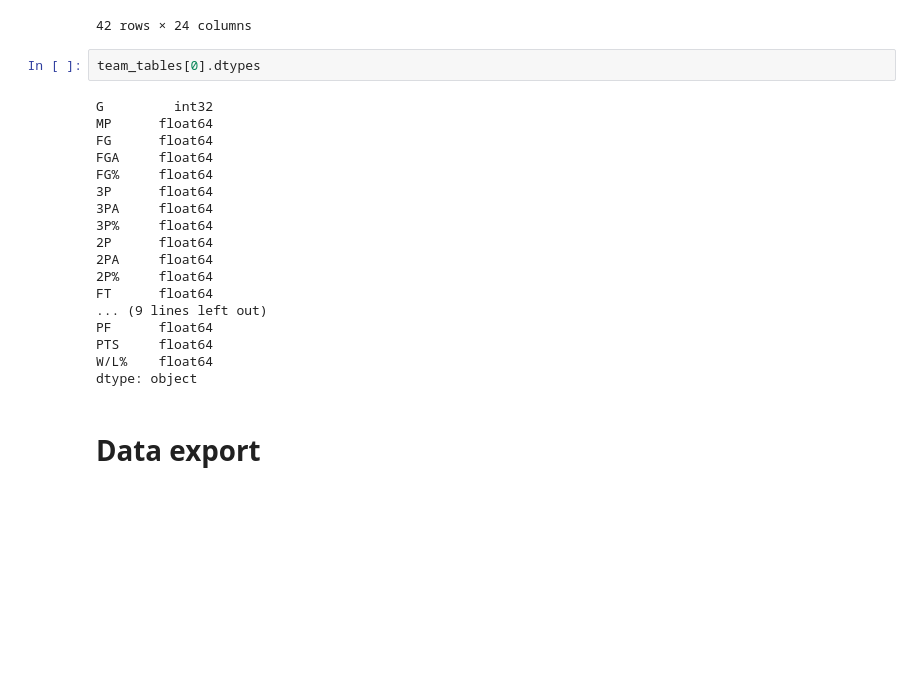
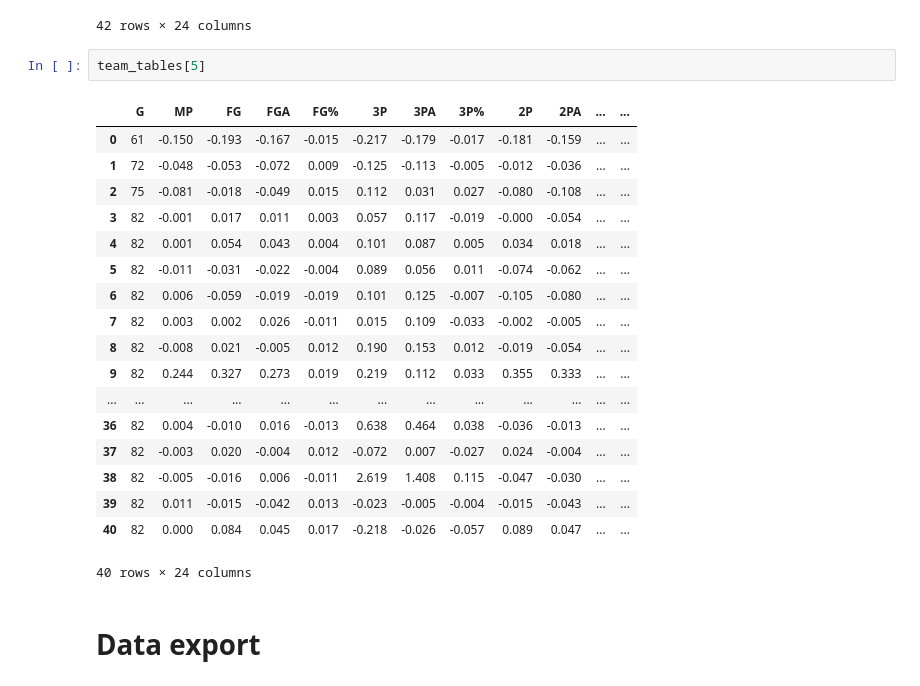
Before and after one commit to almulldreyer/machine-learning-project-4, a Jupyter notebook: main/Data_scrape.ipynb, the cells around one changed output. Drawn from its saved outputs; the diff is of its cells as text; blank space fills up the shorter version.

```diff
--- a/main/Data_scrape.ipynb
+++ b/main/Data_scrape.ipynb
@@ -158,25 +155,26 @@ team_tables[0]
 | 43 | 82 | 0.008 | 0.009 | -0.023 | 0.015 | -0.231 | 0.093 | -0.051 | 0.010 | -0.024 | ... | ... |
 42 rows × 24 columns
 # %%
-team_tables[0].dtypes
+team_tables[5]
 # %% [output]
+|  | G | MP | FG | FGA | FG% | 3P | 3PA | 3P% | 2P | 2PA | ... | ... |
+| 0 | 61 | -0.150 | -0.193 | -0.167 | -0.015 | -0.217 | -0.179 | -0.017 | -0.181 | -0.159 | ... | ... |
+| 1 | 72 | -0.048 | -0.053 | -0.072 | 0.009 | -0.125 | -0.113 | -0.005 | -0.012 | -0.036 | ... | ... |
+| 2 | 75 | -0.081 | -0.018 | -0.049 | 0.015 | 0.112 | 0.031 | 0.027 | -0.080 | -0.108 | ... | ... |
+| 3 | 82 | -0.001 | 0.017 | 0.011 | 0.003 | 0.057 | 0.117 | -0.019 | -0.000 | -0.054 | ... | ... |
+| 4 | 82 | 0.001 | 0.054 | 0.043 | 0.004 | 0.101 | 0.087 | 0.005 | 0.034 | 0.018 | ... | ... |
+| 5 | 82 | -0.011 | -0.031 | -0.022 | -0.004 | 0.089 | 0.056 | 0.011 | -0.074 | -0.062 | ... | ... |
+| 6 | 82 | 0.006 | -0.059 | -0.019 | -0.019 | 0.101 | 0.125 | -0.007 | -0.105 | -0.080 | ... | ... |
+| 7 | 82 | 0.003 | 0.002 | 0.026 | -0.011 | 0.015 | 0.109 | -0.033 | -0.002 | -0.005 | ... | ... |
+| 8 | 82 | -0.008 | 0.021 | -0.005 | 0.012 | 0.190 | 0.153 | 0.012 | -0.019 | -0.054 | ... | ... |
+| 9 | 82 | 0.244 | 0.327 | 0.273 | 0.019 | 0.219 | 0.112 | 0.033 | 0.355 | 0.333 | ... | ... |
+| ... | ... | ... | ... | ... | ... | ... | ... | ... | ... | ... | ... | ... |
+| 36 | 82 | 0.004 | -0.010 | 0.016 | -0.013 | 0.638 | 0.464 | 0.038 | -0.036 | -0.013 | ... | ... |
+| 37 | 82 | -0.003 | 0.020 | -0.004 | 0.012 | -0.072 | 0.007 | -0.027 | 0.024 | -0.004 | ... | ... |
+| 38 | 82 | -0.005 | -0.016 | 0.006 | -0.011 | 2.619 | 1.408 | 0.115 | -0.047 | -0.030 | ... | ... |
+| 39 | 82 | 0.011 | -0.015 | -0.042 | 0.013 | -0.023 | -0.005 | -0.004 | -0.015 | -0.043 | ... | ... |
+| 40 | 82 | 0.000 | 0.084 | 0.045 | 0.017 | -0.218 | -0.026 | -0.057 | 0.089 | 0.047 | ... | ... |
-G         int32
-MP      float64
-FG      float64
-FGA     float64
-FG%     float64
-3P      float64
-3PA     float64
-3P%     float64
-2P      float64
-2PA     float64
-2P%     float64
-FT      float64
-... (9 lines left out)
-PF      float64
-PTS     float64
-W/L%    float64
-dtype: object
+40 rows × 24 columns
 # %% [markdown]
 # Data export
 # %%
```
Also changed, not shown: parts of 8 cells of this notebook, 33 other files.
